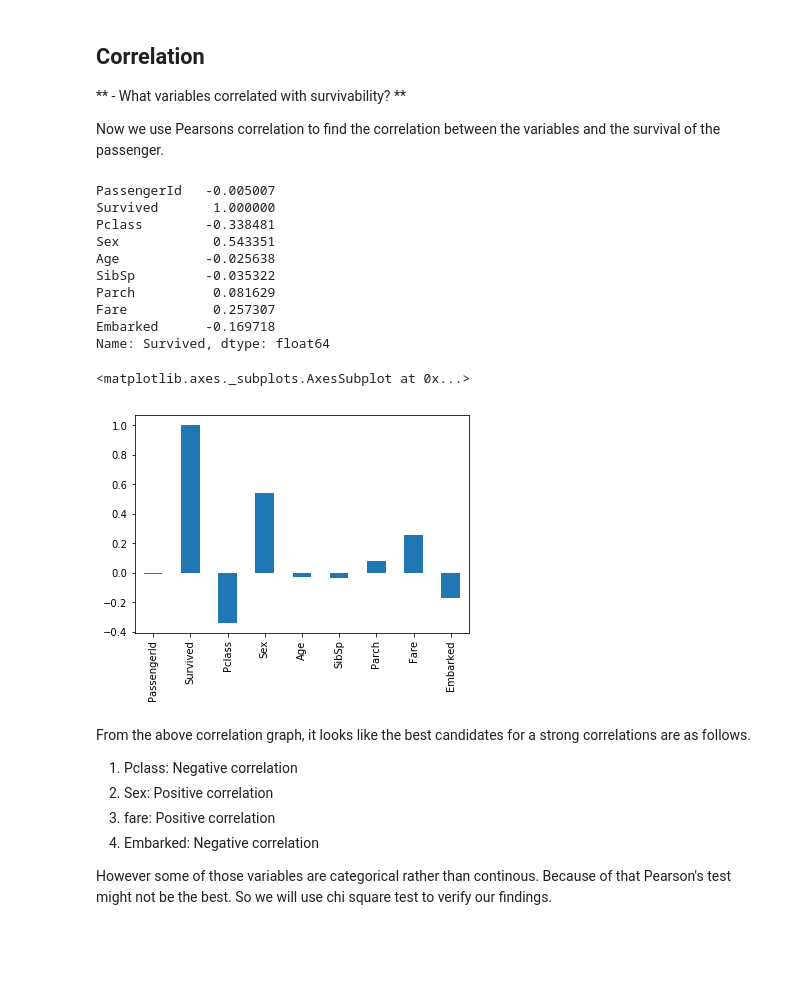
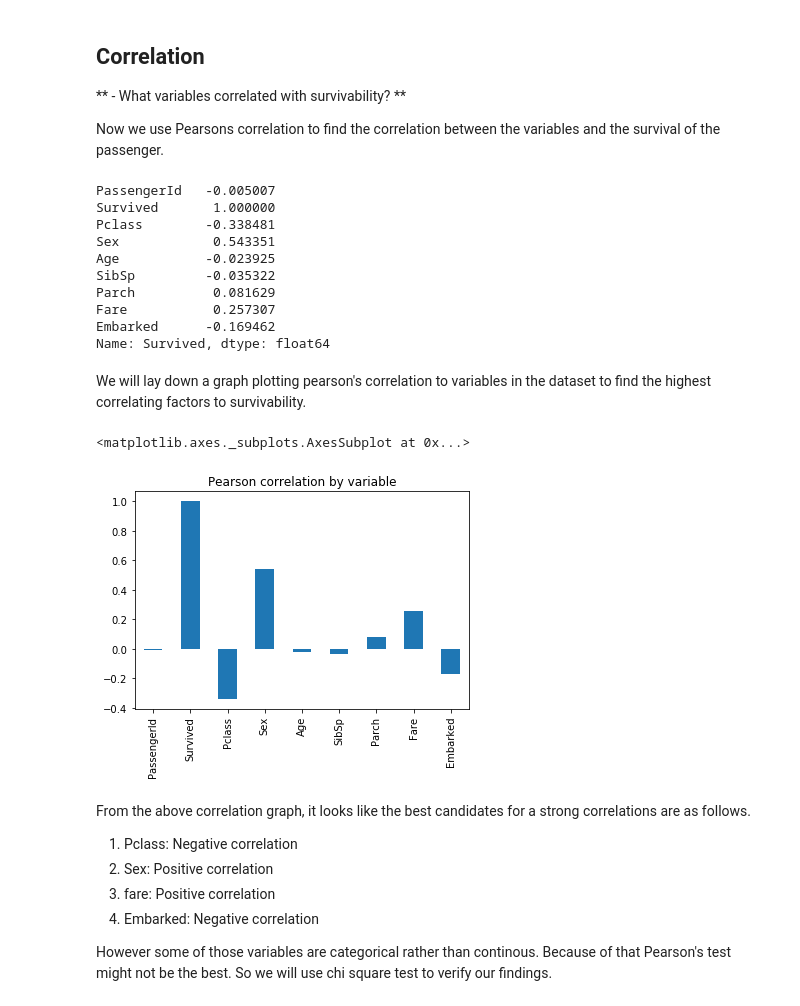
Before and after one commit to hassanhabbak/data_analysis, a Jupyter notebook: TitanicDataAnalysis/Titanic Data Analysis.ipynb, the cells around one changed output. Saved outputs shown, nothing was run; the diff lists cells and outputs as text; code cells hidden in the pictures; blank space fills up the shorter version.

```diff
--- a/TitanicDataAnalysis/Titanic Data Analysis.ipynb
+++ b/TitanicDataAnalysis/Titanic Data Analysis.ipynb
@@ -70,5 +100,7 @@ def setPort(portSTR):
         return 2
     elif portSTR == "S":
         return 3
+    else:
+        return random.randint(1,3)
 titanic_ds['Embarked'] = titanic_ds['Embarked'].apply(setPort)
 # %% [markdown]
@@ -100,17 +134,19 @@ PassengerId   -0.005007
 Survived       1.000000
 Pclass        -0.338481
 Sex            0.543351
-Age           -0.025638
+Age           -0.023925
 SibSp         -0.035322
 Parch          0.081629
 Fare           0.257307
-Embarked      -0.169718
+Embarked      -0.169462
 Name: Survived, dtype: float64
+# %% [markdown]
+We will lay down a graph plotting pearson's correlation to variables in the dataset to find the highest correlating factors to survivability.
 # %%
-correlation.plot(kind='bar')
+correlation.plot(kind='bar', title = 'Pearson correlation by variable')
 # %% [output]
 <matplotlib.axes._subplots.AxesSubplot at 0x...>
-[figure, old version]
+[figure, new version]
 # %% [markdown]
 From the above correlation graph, it looks like the best candidates for a strong correlations are as follows.
 
```
Also changed, not shown: parts of 28 cells of this notebook.
